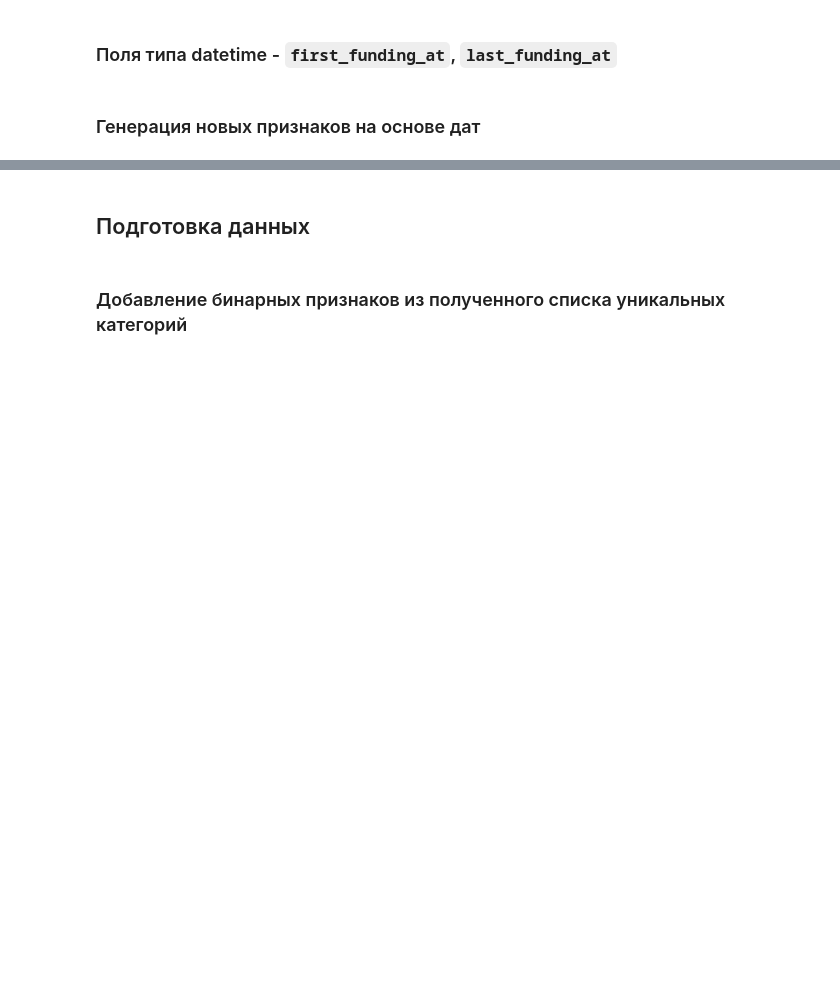
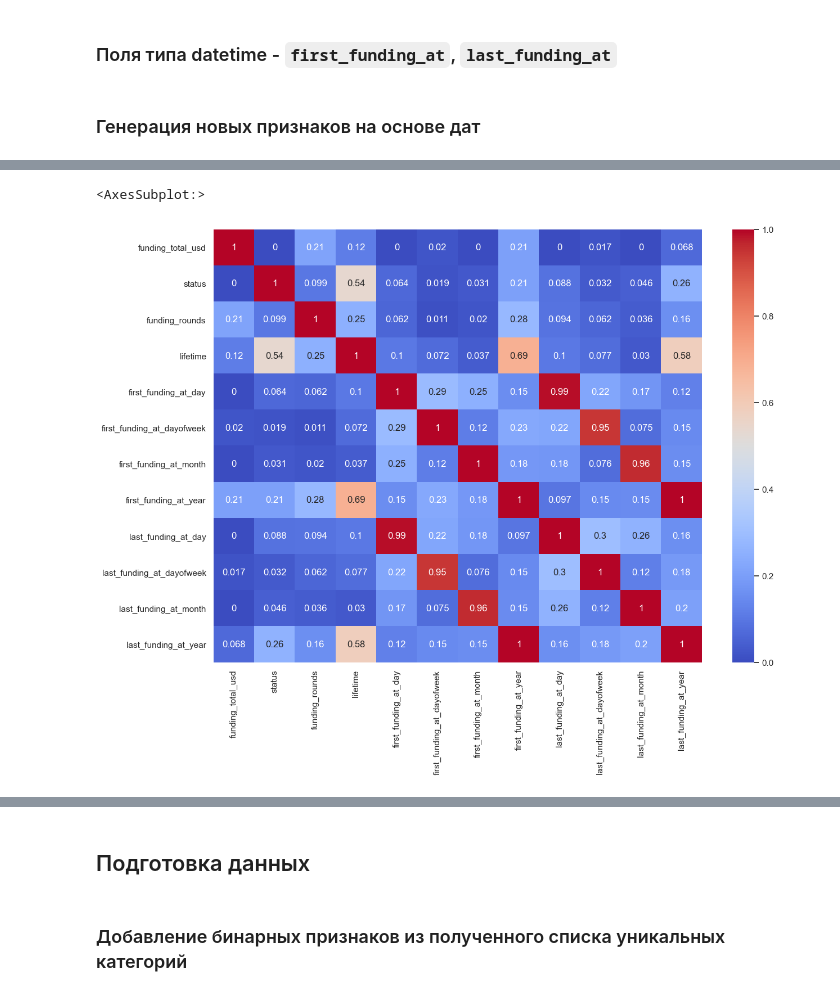
Before and after one commit to andrew-tvorogov/practicum_masterskaya_1, a Jupyter notebook: practicum_startups.ipynb, the cells around one changed output, grey strips where cells are left out. Saved outputs shown, nothing was run; the diff lists cells and outputs as text; code cells hidden in the pictures; blank space fills up the shorter version.

```diff
--- a/practicum_startups.ipynb
+++ b/practicum_startups.ipynb
@@ -1027,13 +1114,16 @@ datetime_columns = ['first_funding_at', 'last_funding_at']
 # %%
 #sns.heatmap(startups_test.corr(method='spearman'), cmap="YlGnBu", annot=True);
 # %%
-#a = startups_data.drop(columns=['name', 'country_code', 'state_code','first_funding_at','last_funding_at','city'])
-#a
-#plt.figure(figsize=(14, 10))
-#sns.heatmap(
-#    a.phik_matrix(
-#        interval_cols=['lifetime','funding_rounds','funding_total_usd']
-#    ),
-#    annot=True,
-#    cmap='coolwarm'
-#)
+a = startups_data.drop(columns=['name', 'category_list', 'country_code', 'state_code', 'region', 'first_funding_at','last_funding_at','city'])
+
+plt.figure(figsize=(14, 10))
+sns.heatmap(
+    a.phik_matrix(
+        interval_cols=['lifetime','funding_rounds','funding_total_usd']
+    ),
+    annot=True,
+    cmap='coolwarm'
+)
+# %% [output]
+<AxesSubplot:>
+[figure, added]
```
Also changed, not shown: parts of 16 cells of this notebook.
